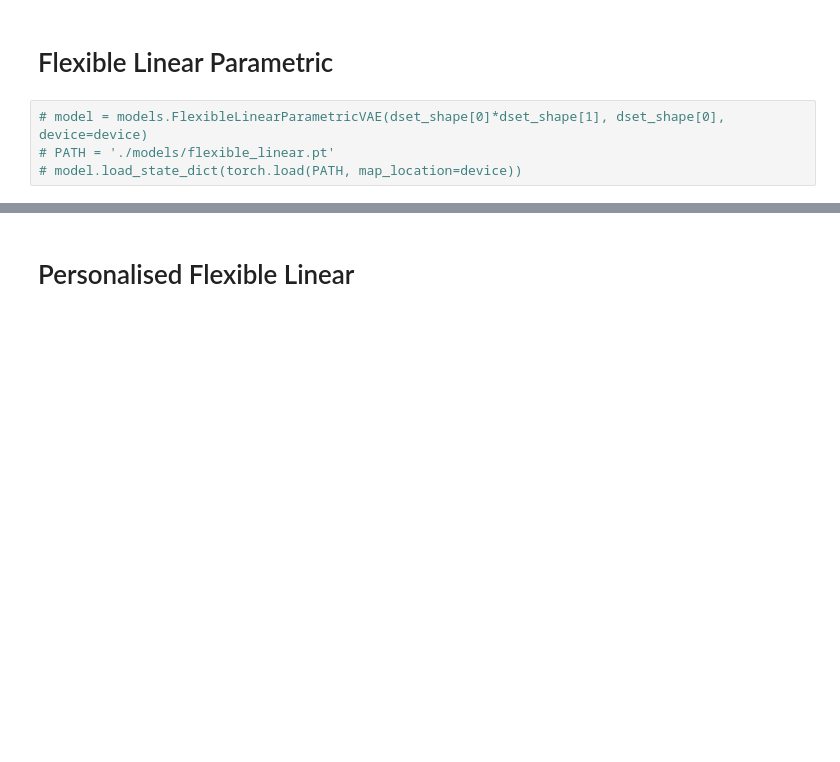
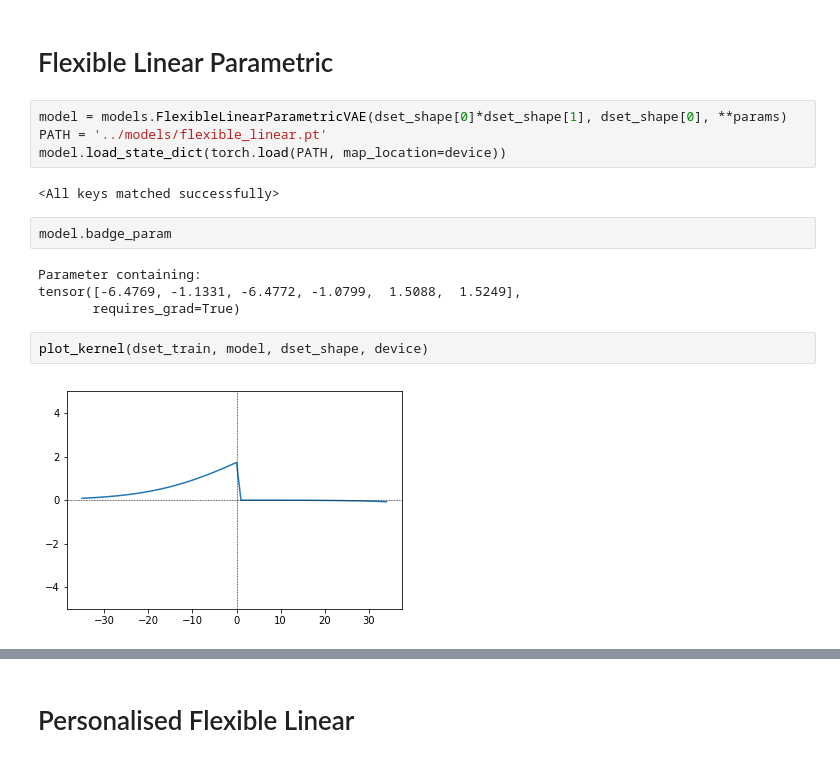
Before and after one commit to NickHoernle/incentive_design, a Jupyter notebook: notebooks/evaluate_probability_models_2019-12.ipynb, the cells around one changed output, grey strips where cells are left out. Drawn from its saved outputs; the diff is of its cells as text; blank space fills up the shorter version.

```diff
--- a/notebooks/evaluate_probability_models_2019-12.ipynb
+++ b/notebooks/evaluate_probability_models_2019-12.ipynb
@@ -339,6 +339,18 @@ plt.show()
 # %% [markdown]
 # Flexible Linear Parametric
 # %%
-# model = models.FlexibleLinearParametricVAE(dset_shape[0]*dset_shape[1], dset_shape[0], device=device)
-# PATH = './models/flexible_linear.pt'
-# model.load_state_dict(torch.load(PATH, map_location=device))
+model = models.FlexibleLinearParametricVAE(dset_shape[0]*dset_shape[1], dset_shape[0], **params)
+PATH = '../models/flexible_linear.pt'
+model.load_state_dict(torch.load(PATH, map_location=device))
+# %% [output]
+<All keys matched successfully>
+# %%
+model.badge_param
+# %% [output]
+Parameter containing:
+tensor([-6.4769, -1.1331, -6.4772, -1.0799,  1.5088,  1.5249],
+       requires_grad=True)
+# %%
+plot_kernel(dset_train, model, dset_shape, device)
+# %% [output]
+[figure, added]
```
Also changed, not shown: parts of 13 cells of this notebook.
